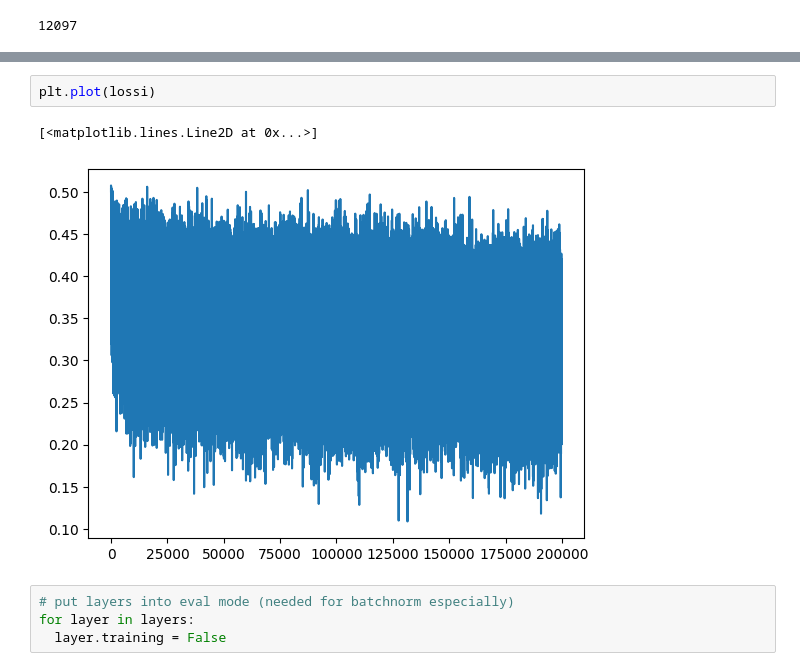
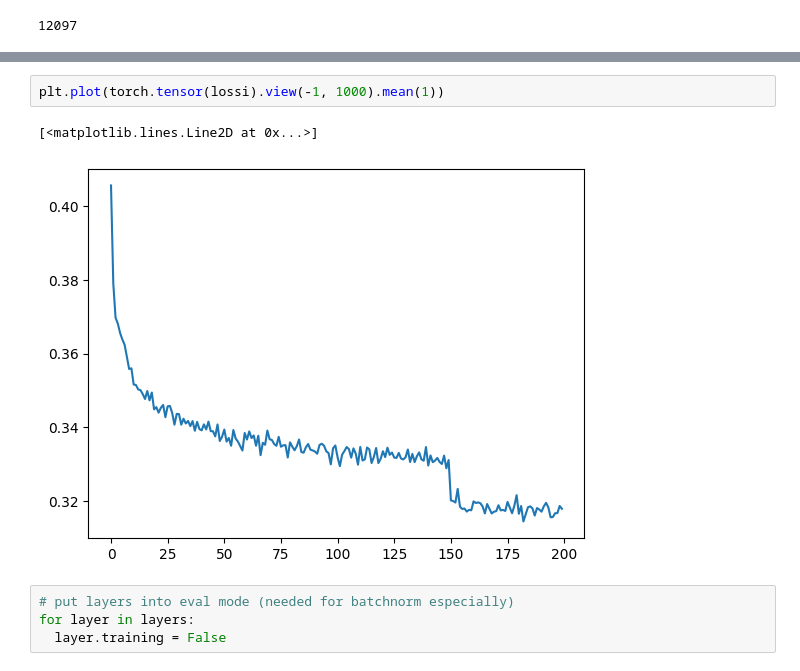
Before and after one commit to tchalfpenny/makemore, a Jupyter notebook: makemore_p5_cnn1.ipynb, the cells around one changed output, grey strips where cells are left out. Drawn from its saved outputs; the diff is of its cells as text.

Commit message:
Fix learning rate plot

```diff
--- a/makemore_p5_cnn1.ipynb
+++ b/makemore_p5_cnn1.ipynb
@@ -271,10 +271,10 @@ for i in range(max_steps):
  180000/ 200000: 2.0812
  190000/ 200000: 2.1140
 # %%
-plt.plot(lossi)
+plt.plot(torch.tensor(lossi).view(-1, 1000).mean(1))
 # %% [output]
 [<matplotlib.lines.Line2D at 0x...>]
-[figure, old version]
+[figure, new version]
 # %%
 # put layers into eval mode (needed for batchnorm especially)
 for layer in layers:
```
